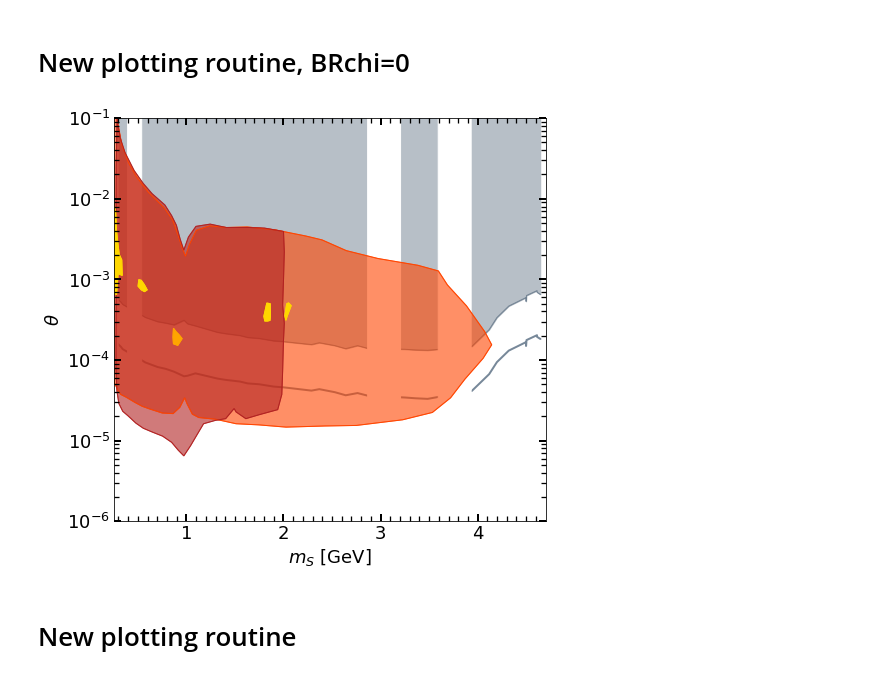
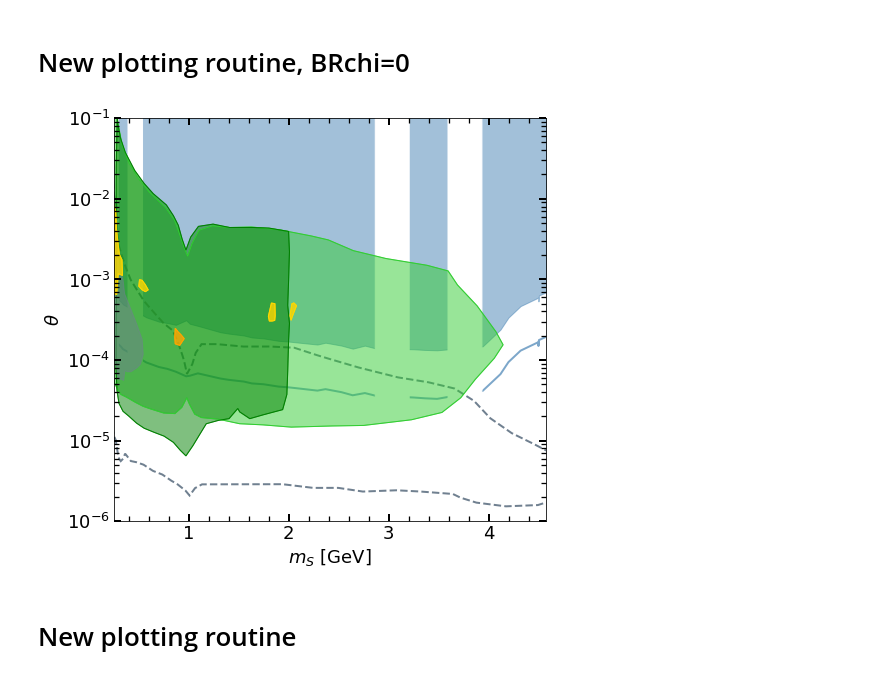
Before and after one commit to anasthesia/B-K, a Jupyter notebook: Combined_bounds.ipynb, the cells around one changed output. Cells and saved outputs as stored; diff of their text form; code cells hidden in the pictures.

Commit message:
Finalizing final plot

```diff
--- a/Combined_bounds.ipynb
+++ b/Combined_bounds.ipynb
@@ -20,21 +20,27 @@ font = {
 mlib.rc('font', **font)
 # %%
 # general plotting function
-def plotGen(inputfile, lineScatterFillORPolygon, color, linewidthORmarkersize):
+def plotGen(inputfile, lineScatterFillORPolygon, color, linewidthORmarkersize,*args):
+
+    if not args:
+        line='-'
+    else:
+        line=args[0]
+
     data = np.array(genfromtxt(inputfile,  comments="#", delimiter='\t'))
     #print(lineScatterFillORPolygon)
 
     if (lineScatterFillORPolygon=="polygon"):
-        ax.fill(data[:,0],data[:,1], color=color)
+        ax.fill(data[:,0],data[:,1], color=color, alpha=0.8)
     if (lineScatterFillORPolygon=="oppacpolygon"):
-        ax.fill(data[:,0],data[:,1], facecolor=color, alpha=0.6, edgecolor=color,linewidth=linewidthORmarkersize)
+        ax.fill(data[:,0],data[:,1], facecolor=color, alpha=0.5, edgecolor=color,linewidth=linewidthORmarkersize)
     if (lineScatterFillORPolygon=="nonfilledpolygon"):
-        ax.fill(data[:,0],data[:,1], facecolor="none", edgecolor=color,linewidth=linewidthORmarkersize)
+        ax.fill(data[:,0],data[:,1], facecolor="none", edgecolor=color,linewidth=linewidthORmarkersize, linestyle=line)
     else:
         data=data[np.argsort(data[:, 0])]
 
         if (lineScatterFillORPolygon=="line"):
-            ax.plot(data[:,0],data[:,1],c=color,linewidth=linewidthORmarkersize, zorder=0)
+            ax.plot(data[:,0],data[:,1],c=color,linewidth=linewidthORmarkersize, zorder=0, alpha=0.7)
         if (lineScatterFillORPolygon=="scatter"):
             ax.scatter(data[:,0],data[:,1],c=color,s=linewidthORmarkersize)
         if (lineScatterFillORPolygon=="fill"):
@@ -218,45 +224,47 @@ ax.set_position([0.1,0.1,0.6,0.8])
 
 babarFolder="results/BaBar/"
 belleIIFoder="results/BelleII/"
+
+LHCBcolor="steelblue"
+Belle2color_mu="limegreen"
+Belle2color_pi="g"
+Babarcolor_mu="gold"
+Babarcolor_pi="orange"
+
 """
-LHCBcolor="slategray"
-Belle2color_mu="turquoise"
-Belle2color_pi="navy"
-Babarcolor_mu="lavender"
-Babarcolor_pi="navy"
-"""
-
 LHCBcolor="slategray"
 Belle2color_mu="orangered"
 Belle2color_pi="firebrick"
 Babarcolor_mu="gold"
 Babarcolor_pi="orange"
+"""
 
 #LHCB plots
 #plotFromFolder("results/LHCB_BR0",False,"fill",cm.Greys,2)
 plotGen("results/LHCB_BR0/0-m-alpha_exclusion_DBR0_Bplus-Kplus.dat","fill", LHCBcolor,1)
-plotGen("results/LHCB_BR0/0-m-alpha_exclusion_DBR0_Bplus-Kplus.dat","line", "lightslategray",1)
+#plotGen("results/LHCB_BR0/0-m-alpha_exclusion_DBR0_Bplus-Kplus.dat","line", "lightslategray",1)
 
 #plotGen("results/LHCB_BR0/LHCb_Run3_calculated.dat","line", "slategray",2)
 #plotGen("results/LHCB_BR0/LHCb_Run3_calculated_promt.dat","line", "black",2)
 #plotGen("results/LHCB_BR0/LHCb_Run3_simulated.dat","line", "blue",2)
-plotGen("results/LHCB_BR0/LHCb_Run3_calculated_displaced+prompt.dat","line", "lightslategray",2)
+plotGen("results/LHCB_BR0/LHCb_Run3_calculated_displaced+prompt.dat","line", LHCBcolor,2)
 plotWhiteRegions(10**(0))
 
 patchLHCB = mpatches.Patch(color=LHCBcolor, label='LHCb')
 
 #SHIP plots
-#plotGen("SHIP_Winkler.dat","oppacpolygon", "slateblue",1)
+plotGen("SHIP_Winkler.dat","nonfilledpolygon", "slategray",2,"dashed")
 
-#NA62 plots
-#plotGen("NA62_Winkler.dat","oppacpolygon", "red",1)
 
 #BelleII plots
 plotGen(belleIIFoder+"0-3events_Belle2_muons_BR0-manual.dat","oppacpolygon", Belle2color_mu,1)
+
 plotGen(belleIIFoder+"0-3events_Belle2_pions_BR0-manual.dat","oppacpolygon", Belle2color_pi,1)
 
 plotGen(belleIIFoder+"0-3events_Belle2_muons_BR0-manual.dat","nonfilledpolygon", Belle2color_mu,1)
 plotGen(belleIIFoder+"0-3events_Belle2_pions_BR0-manual.dat","nonfilledpolygon", Belle2color_pi,1)
+#NA62 plots
+plotGen("NA62_Winkler.dat","oppacpolygon", "slategray",1)
 
 '''
 #Belle plots
@@ -285,36 +293,36 @@ plotGen("results/BBN_bounds.dat","line", "magenta",1)
 
 #plt.title(''.format(i))
 ax.set_xlabel('$m_S$ [GeV]')
 ax.set_ylabel('$\\theta$')
 
 #ax.set_xscale("log")
 ax.set_yscale("log")
 
 
 #patchBaBarmu = mpatches.Patch(color=mucolor, label='BaBar $\\mu \\mu$')
 #patchBaBarpi = mpatches.Patch(color=picolor, label='BaBar $\\pi \\pi$')
 
 '''
 Legend=plt.legend(handles=[patchLHCB,patchBaBarmu, patchBaBarpi, patchBelleII],loc='lower left',\
            bbox_to_anchor=(0.65, 0.71, 0.5, 2))
 plt.gca().add_artist(Legend)
 '''
 
 
 #ax.legend(handles=[patch0,patch1,patch2,patch3,patch4],loc='lower left',\
 #           bbox_to_anchor=(1, 0.3, 0.5, 1),title="LHCB BR(dark)=")
-xticks=np.arange(0.2,4.7,0.1)
+xticks=np.arange(0.2,4.7,0.2)
 fifthticks=np.arange(0.2,4.7,0.5)
 ax.set_xticks(xticks, minor="True")
 ax.tick_params(axis='both',which='major',direction='in',length=7,width=2,right="True", top="True")
 ax.tick_params(axis='both',which='minor',direction='in',length=5,width=1.3, right="True", top="True")
 
-ax.set_xlim( (0.25, 4.7))
+ax.set_xlim( (0.25, 4.57))
 ax.set_ylim((1*10**(-6),1*10**(-1)))
 
 fig.savefig('./results/m-alpha_combined_BR0_nonlog-3events.png')
 # %% [output]
-[figure, old version]
+[figure, new version]
 # %% [markdown]
 # New plotting routine
 # %%
```
